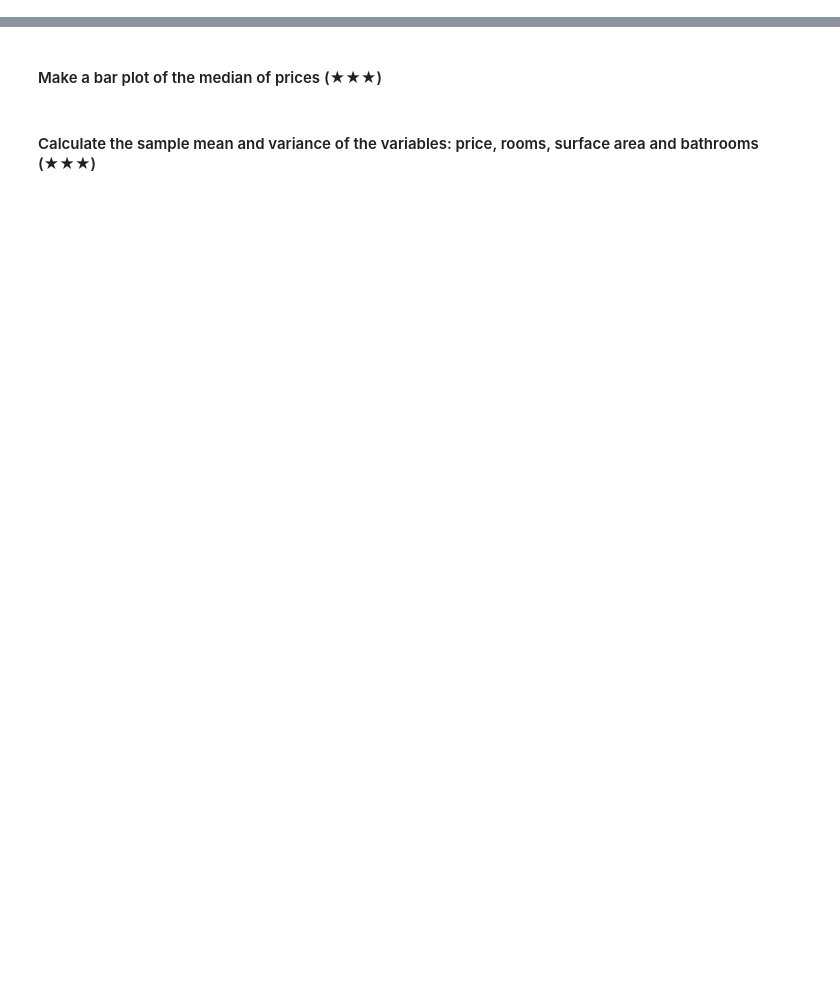
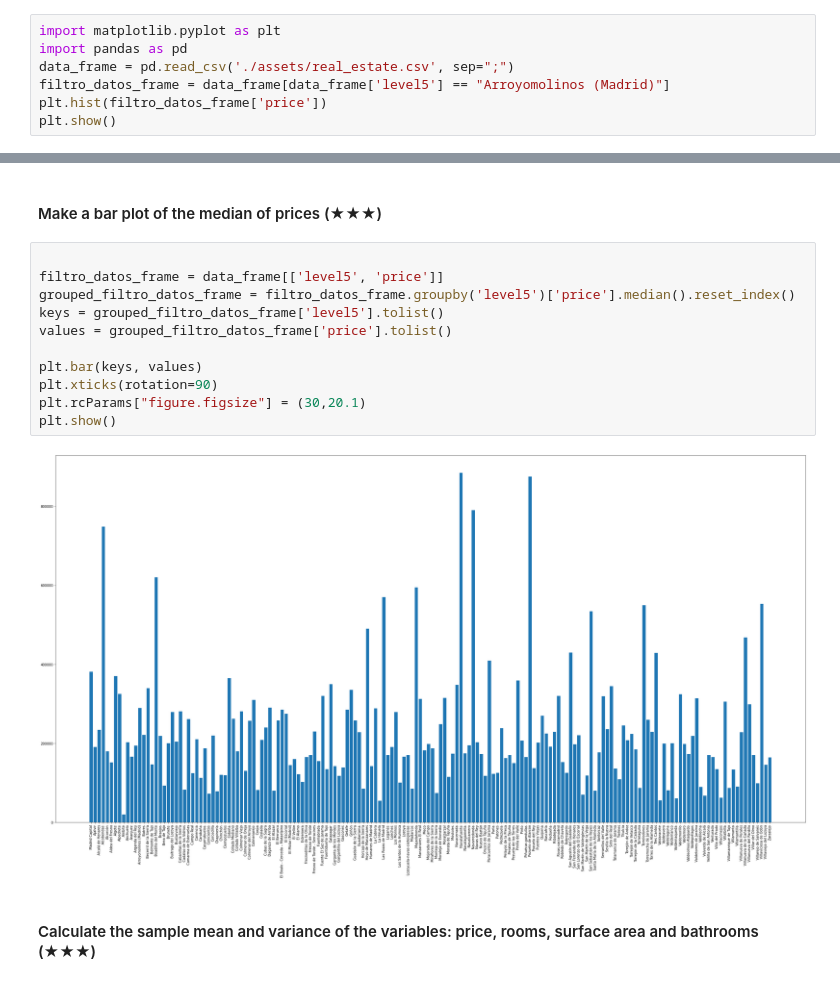
Before and after one commit to marfurt1/realestate-datacleanup-exercise, a Jupyter notebook: project.ipynb, the cells around one changed output, grey strips where cells are left out. Drawn from its saved outputs; the diff is of its cells as text; blank space fills up the shorter version.

```diff
--- a/project.ipynb
+++ b/project.ipynb
@@ -111,0 +106,7 @@ plt.show()
+# %%
+import matplotlib.pyplot as plt
+import pandas as pd
+data_frame = pd.read_csv('./assets/real_estate.csv', sep=";")
+filtro_datos_frame = data_frame[data_frame['level5'] == "Arroyomolinos (Madrid)"]
+plt.hist(filtro_datos_frame['price'])
+plt.show()
@@ -114,4 +138,17 @@ plt.show()
 # %% [markdown]
 #### Make a bar plot of the median of prices (★★★)
+# %%
+
+filtro_datos_frame = data_frame[['level5', 'price']]
+grouped_filtro_datos_frame = filtro_datos_frame.groupby('level5')['price'].median().reset_index()
+keys = grouped_filtro_datos_frame['level5'].tolist()
+values = grouped_filtro_datos_frame['price'].tolist()
+
+plt.bar(keys, values)
+plt.xticks(rotation=90)
+plt.rcParams["figure.figsize"] = (30,20.1)
+plt.show()
+# %% [output]
+[figure, added]
 # %% [markdown]
 #### Calculate the sample mean and variance of the variables: price, rooms, surface area and bathrooms (★★★)
```
Also changed, not shown: parts of 8 cells of this notebook.
